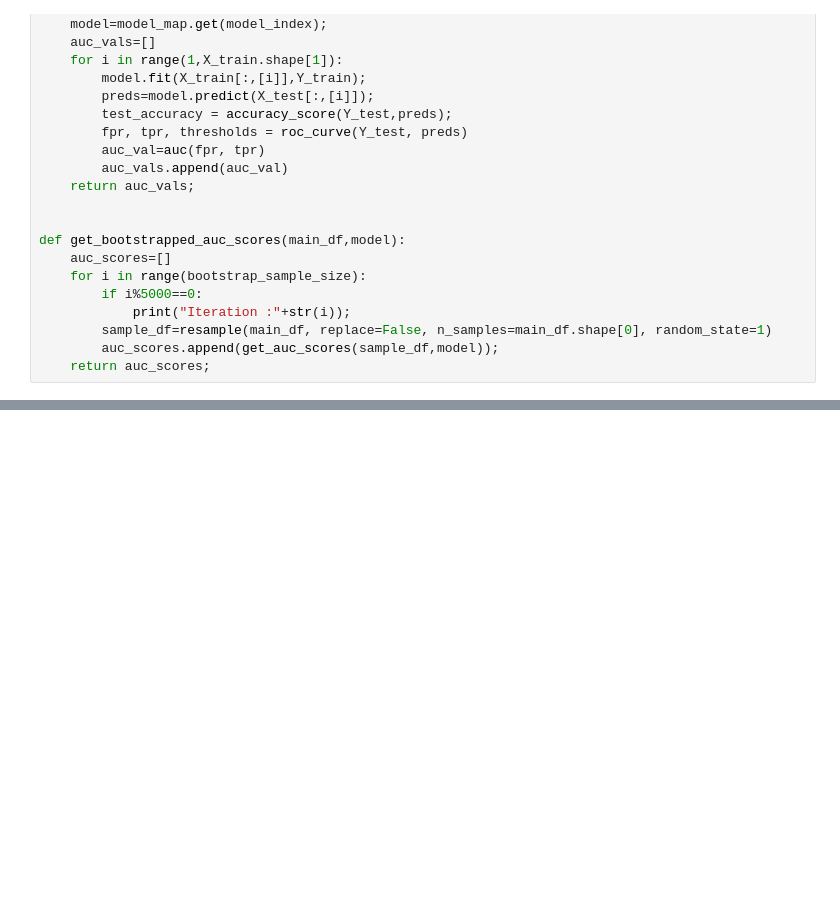
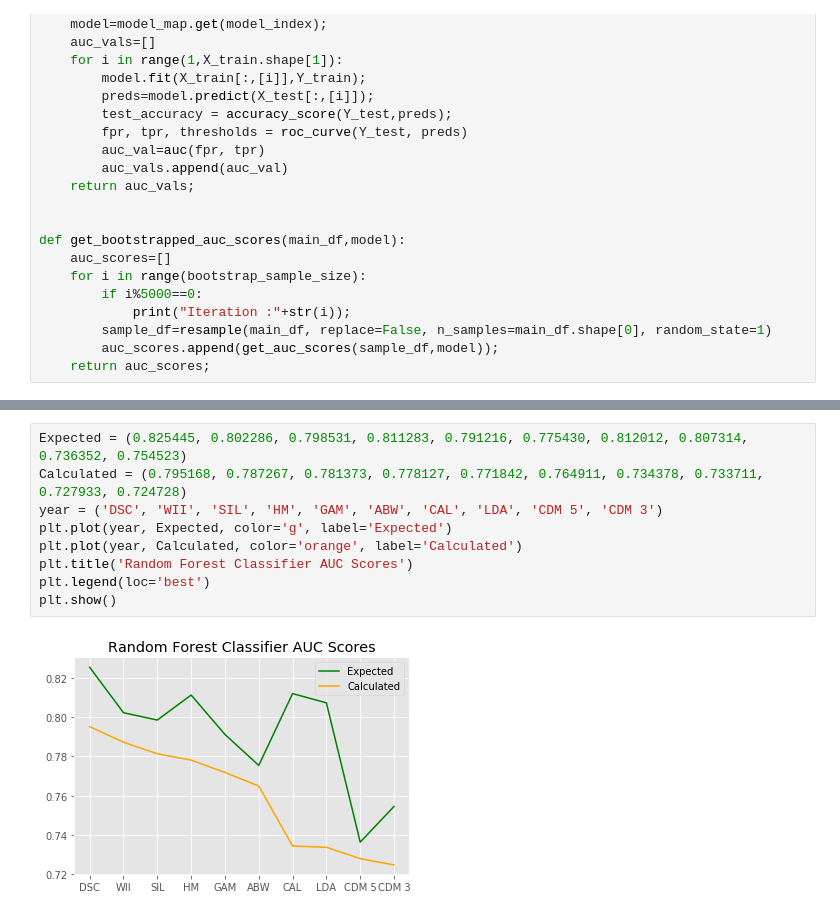
Before and after one commit to yashd/Advanced-Project-Visual-Speeration-Metrics, a Jupyter notebook: ML_framework/bootstrapped_scores.ipynb, the cells around one changed output, grey strips where cells are left out. Drawn from its saved outputs; the diff is of its cells as text; blank space fills up the shorter version.

```diff
--- a/ML_framework/bootstrapped_scores.ipynb
+++ b/ML_framework/bootstrapped_scores.ipynb
@@ -203,6 +252,17 @@ Calculated bootstrapped scores using Random Forest Classifier model
 5      LDA  0.807314    0.733711
 16   CDM 5  0.736352    0.727933
 14   CDM 3  0.754523    0.724728
+# %%
+Expected = (0.825445, 0.802286, 0.798531, 0.811283, 0.791216, 0.775430, 0.812012, 0.807314, 0.736352, 0.754523)
+Calculated = (0.795168, 0.787267, 0.781373, 0.778127, 0.771842, 0.764911, 0.734378, 0.733711, 0.727933, 0.724728)
+year = ('DSC', 'WII', 'SIL', 'HM', 'GAM', 'ABW', 'CAL', 'LDA', 'CDM 5', 'CDM 3')
+plt.plot(year, Expected, color='g', label='Expected')
+plt.plot(year, Calculated, color='orange', label='Calculated')
+plt.title('Random Forest Classifier AUC Scores')
+plt.legend(loc='best')
+plt.show()
+# %% [output]
+[figure, added]
 # %%
 #decision tree classifier
 model_index=3
```
Also changed, not shown: parts of 15 cells of this notebook, 2 other files.
